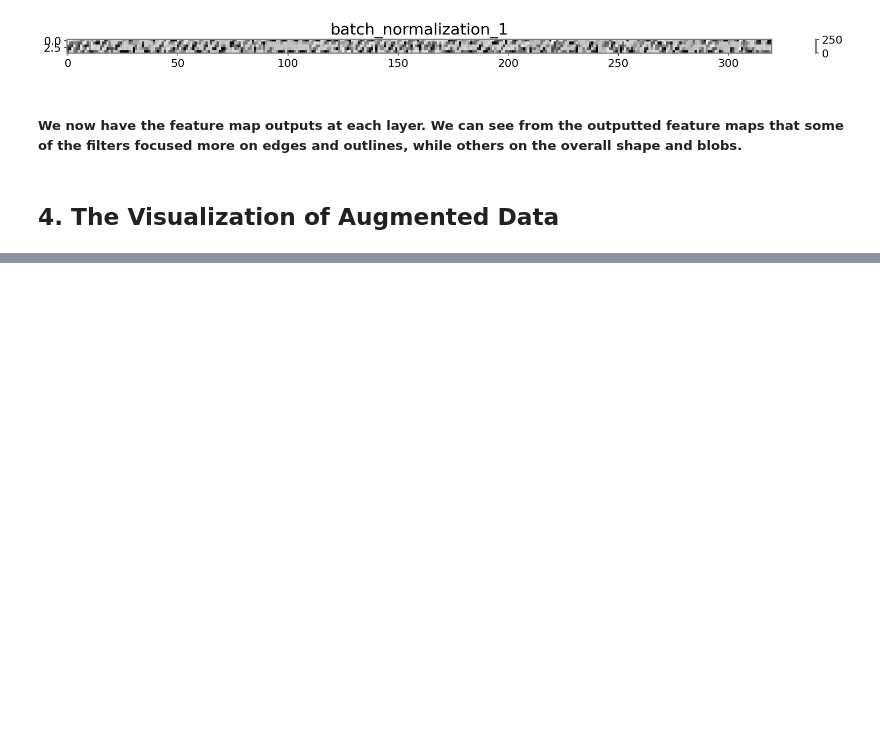
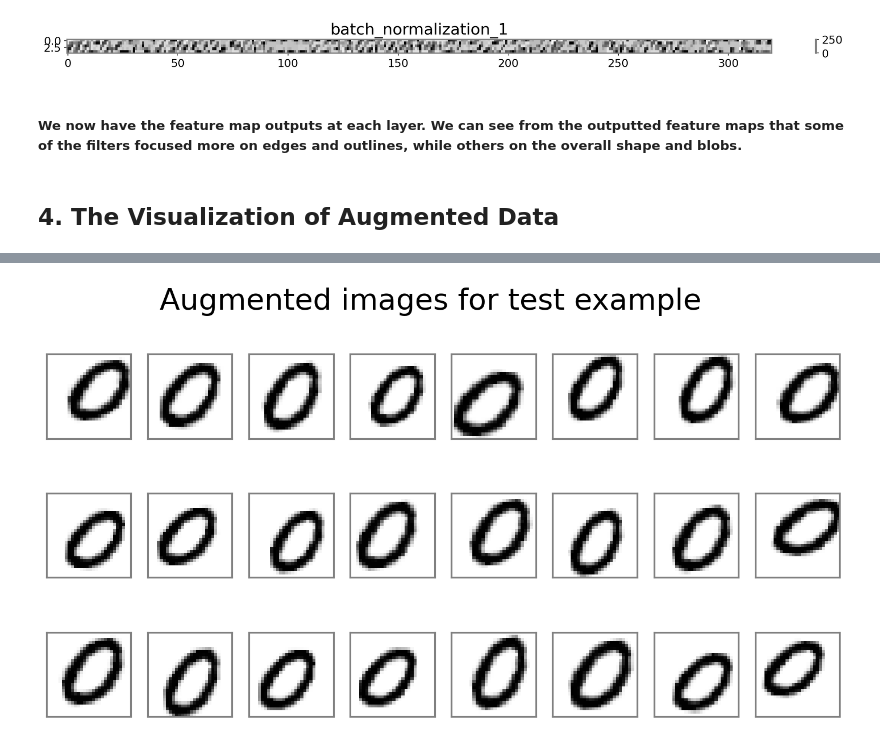
Before and after one commit to omid-sar/MNIST-Data--Digit-Recognizer-, a Jupyter notebook: notebooks/model_experients_results.ipynb, the cells around one changed output, grey strips where cells are left out. Drawn from its saved outputs; the diff is of its cells as text; code cells hidden in the pictures; blank space fills up the shorter version.

```diff
--- a/notebooks/model_experients_results.ipynb
+++ b/notebooks/model_experients_results.ipynb
@@ -253,3 +253,12 @@ dropout_2
 ##### We now have the feature map outputs at each layer. We can see from the outputted feature maps that some of the filters focused more on edges and outlines, while others on the overall shape and blobs.
 # %% [markdown]
 ## 4. The Visualization of Augmented Data
+# %%
+from keras.preprocessing.image import ImageDataGenerator
+
+datagen = ImageDataGenerator(
+    rotation_range=10,
+    width_shift_range=0.1,
+    height_shift_range=0.1,
+    zoom_range=0.10,
+)
@@ -255,0 +273,13 @@ dropout_2
+# %%
+fig, axes = plt.subplots(3, 8, figsize=(12, 6))
+fig.suptitle("Augmented images for test example")
+for i in range(3):
+    for j in range(8):
+        augmented_example_X, augmented_example_y = datagen.flow(
+            temp_example_X, temp_example_y, batch_size=1
+        ).next()
+        axes[i, j].imshow(augmented_example_X.squeeze(), cmap="Greys")
+        axes[i, j].set_xticks([])
+        axes[i, j].set_yticks([])
+# %% [output]
+[figure, added]
```
Also changed, not shown: parts of 1 cell of this notebook.
